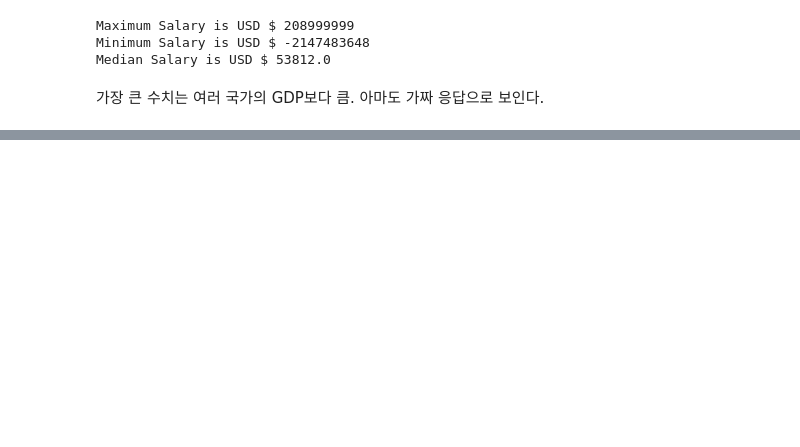
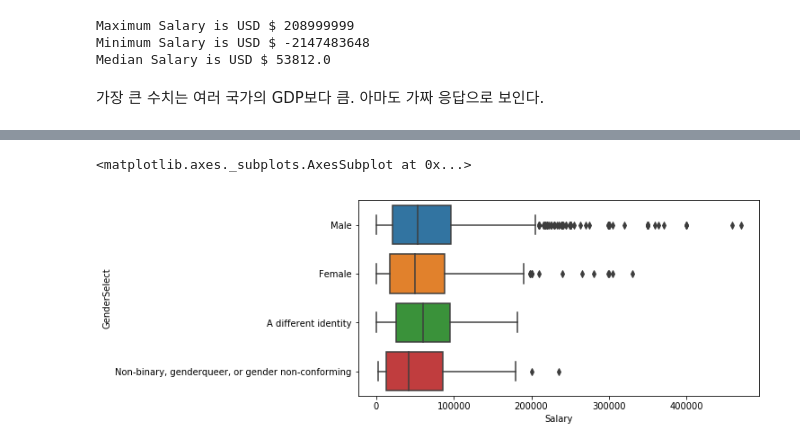
Before and after one commit to eunseokmax/Kaggel_personal, a Jupyter notebook: Kaggle_ML_DS_survey_2017_review.ipynb, the cells around one changed output, grey strips where cells are left out. Drawn from its saved outputs; the diff is of its cells as text; code cells hidden in the pictures; blank space fills up the shorter version.

```diff
--- a/Kaggle_ML_DS_survey_2017_review.ipynb
+++ b/Kaggle_ML_DS_survey_2017_review.ipynb
@@ -755,0 +749,6 @@ ValueError: Could not interpret input 'Salary'
+# %%
+plt.subplots(figsize=(8,4))
+sns.boxplot(y='GenderSelect', x='Salary', data=salary)
+# %% [output]
+<matplotlib.axes._subplots.AxesSubplot at 0x...>
+[figure, added]
```
Also changed, not shown: parts of 62 cells of this notebook, 1 other file.
